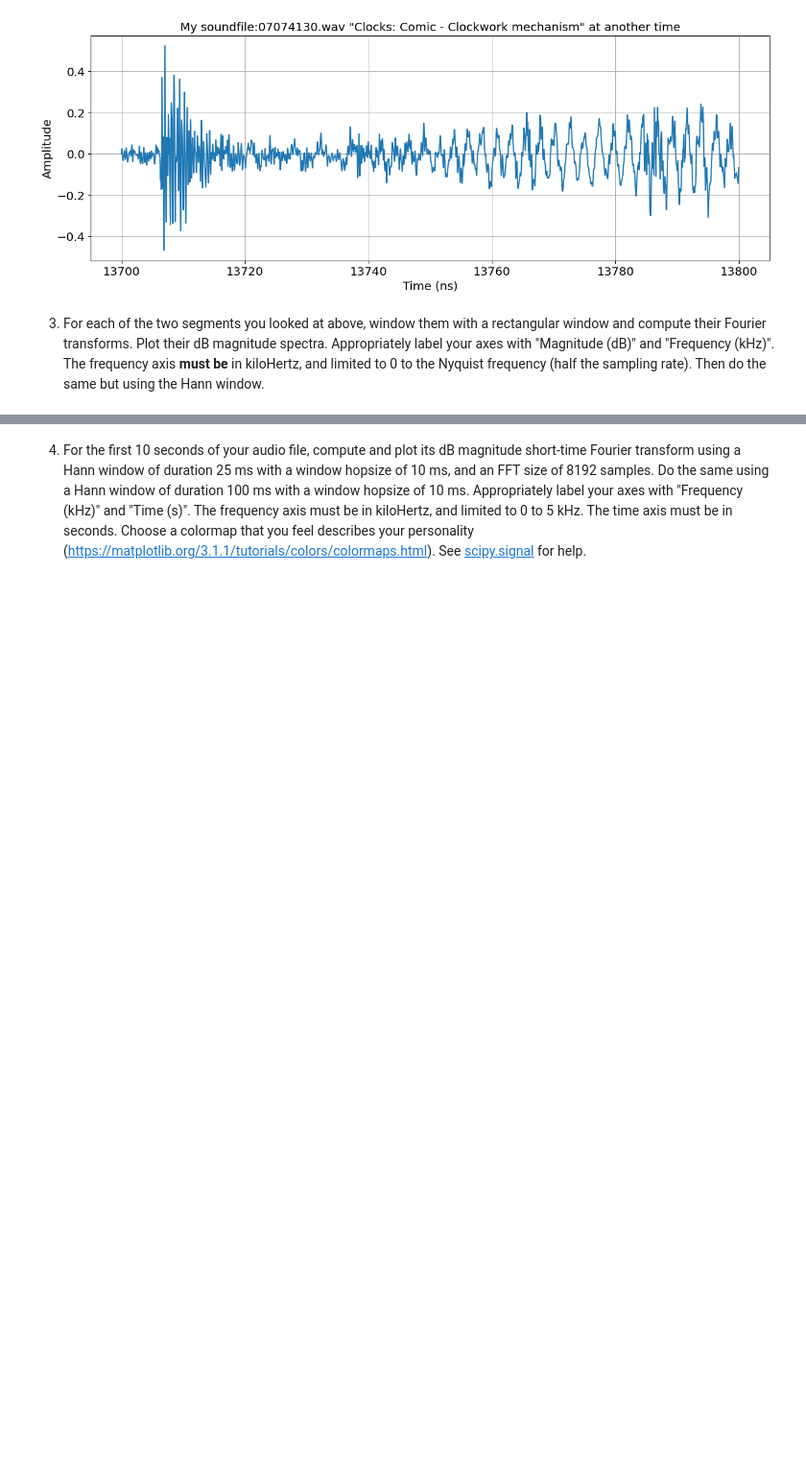
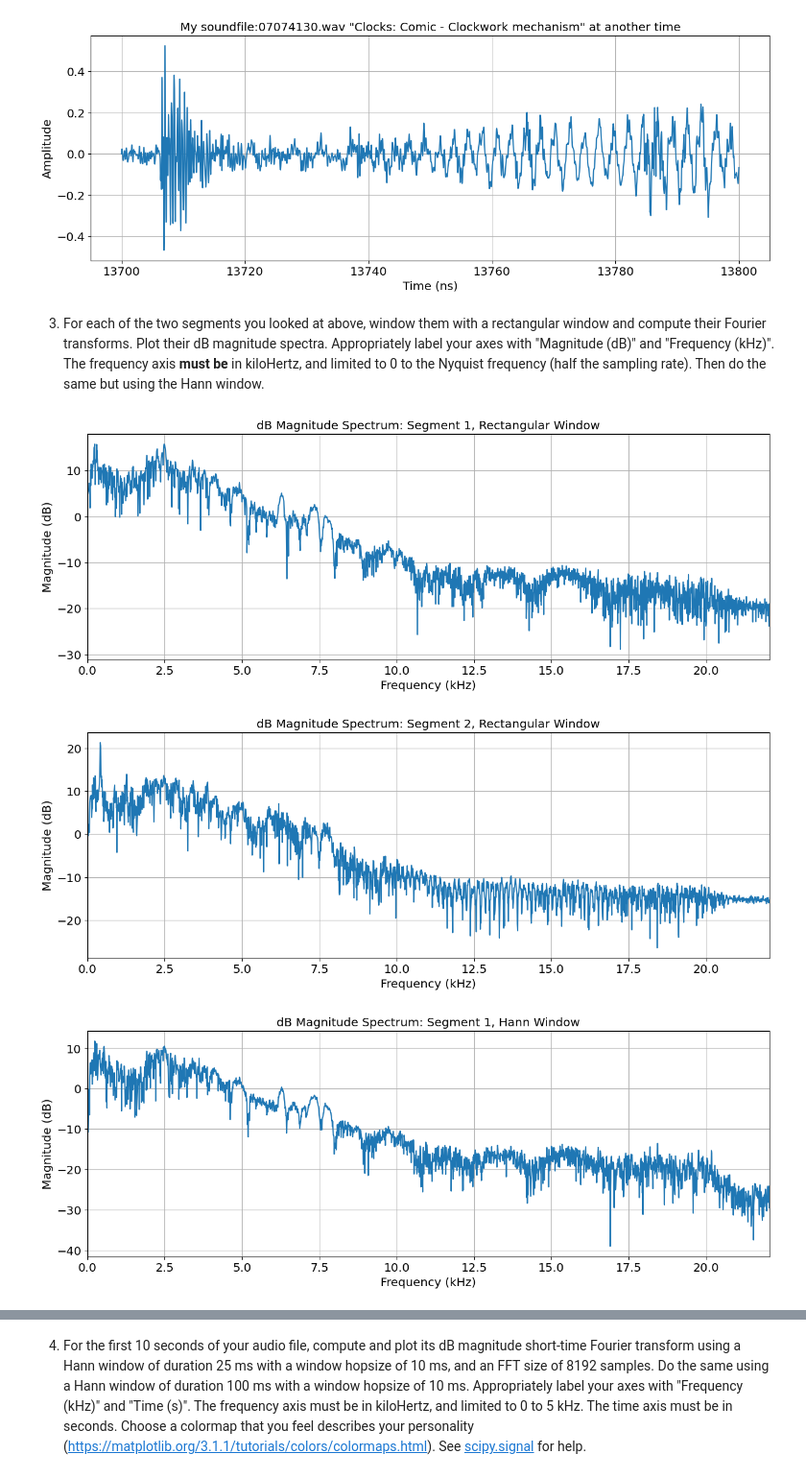
Before and after one commit to Kikaze-K/DT2470-Music-Informatics, a Jupyter notebook: labs/lab1/DT2470_lab01.ipynb, the cells around one changed output, grey strips where cells are left out. Shown at 96% size. Saved outputs shown, nothing was run; the diff lists cells and outputs as text; code cells hidden in the pictures; blank space fills up the shorter version.

```diff
--- a/labs/lab1/DT2470_lab01.ipynb
+++ b/labs/lab1/DT2470_lab01.ipynb
@@ -98,3 +98,32 @@ plt.plot(time2,sample_seg2)
 [figure]
 # %% [markdown]
 3. For each of the two segments you looked at above, window them with a rectangular window and compute their Fourier transforms. Plot their dB magnitude spectra. Appropriately label your axes with "Magnitude (dB)" and "Frequency (kHz)". The frequency axis **must be** in kiloHertz, and limited to 0 to the Nyquist frequency (half the sampling rate). Then do the same but using the Hann window.
+# %%
+# add your code below
+
+def dB_MS_plot(info, sample_seg, samplerate):
+    ft = np.fft.fft(sample_seg)
+    freq = np.fft.fftfreq(len(sample_seg), 1/samplerate)
+    db = 10 * np.log10(np.abs(ft))
+
+    plt.figure()
+    plt.xlabel("Frequency (kHz)")
+    plt.ylabel("Magnitude (dB)")
+    plt.title("dB Magnitude Spectrum: {}".format(info))
+
+    plt.plot(freq[:len(freq)//2]/1000, db[:len(freq)//2])
+    plt.xlim(0, samplerate/2000)
+
+    plt.grid()
+
+def hann(s):
+    return np.hanning(len(s)) * s
+
+dB_MS_plot("Segment 1, Rectangular Window", sample_seg1, samplerate)
+dB_MS_plot("Segment 2, Rectangular Window", sample_seg2, samplerate)
+dB_MS_plot("Segment 1, Hann Window", hann(sample_seg1), samplerate)
+dB_MS_plot("Segment 2, Hann Window", hann(sample_seg2), samplerate)
+# %% [output]
+[figure, added]
+[figure, added]
+[figure, added]
```
Also changed, not shown: parts of 6 cells of this notebook.
